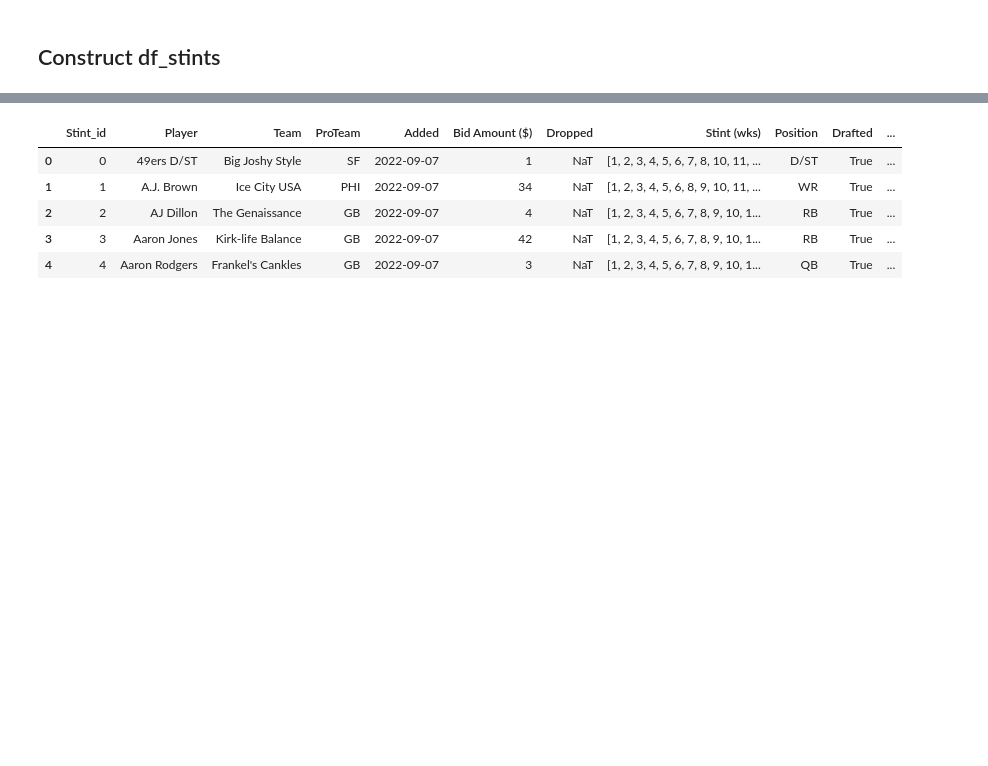
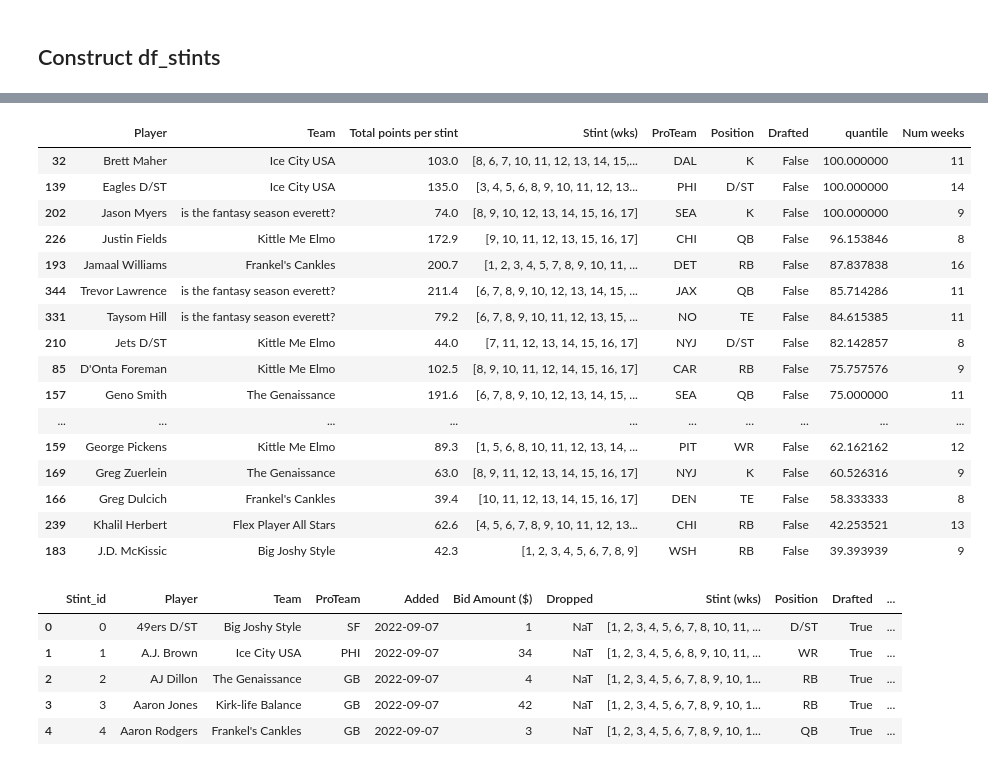
Before and after one commit to jon-cheng/espnff, a Jupyter notebook: notebooks/2023-03-09_FF_nb.ipynb, the cells around one changed output, grey strips where cells are left out. Cells and saved outputs as stored; diff of their text form; code cells hidden in the pictures; blank space fills up the shorter version.

```diff
--- a/notebooks/2023-03-09_FF_nb.ipynb
+++ b/notebooks/2023-03-09_FF_nb.ipynb
@@ -79,0 +127,10 @@ df_stints['Total points per stint'] = df_stints.apply(lambda x: ff.get_total_pts
+# %%
+df_player_ffteam = df_temp.merge(df_stints[['Player','Team','ProTeam','Position','Drafted']].drop_duplicates(), how='left')
+# %%
+for idx, x in df_player_ffteam.iterrows():
+    if x['Stint (wks)']:
+        df_player_ffteam.loc[idx,'quantile'] = cbw.calculate_scoring_quantile_per_stint(x['Stint (wks)'], x['Position'], x['Total points per stint'],df_player_box_scores)
+    else:
+        df_player_ffteam.loc[idx,'quantile'] = 0
+# %%
+df_player_ffteam['Num weeks'] = df_player_ffteam['Stint (wks)'].apply(lambda x: len(x))
@@ -80,3 +153,25 @@ df_stints['Total points per stint'] = df_stints.apply(lambda x: ff.get_total_pts
+# %%
+df_waiver = df_player_ffteam[(~df_player_ffteam['Drafted']) & (df_player_ffteam['Num weeks']>=8)]
+# %%
+df_waiver.sort_values('quantile',ascending=False)
+# %% [output]
+|  | Player | Team | Total points per stint | Stint (wks) | ProTeam | Position | Drafted | quantile | Num weeks |
+| 32 | Brett Maher | Ice City USA | 103.0 | [8, 6, 7, 10, 11, 12, 13, 14, 15,... | DAL | K | False | 100.000000 | 11 |
+| 139 | Eagles D/ST | Ice City USA | 135.0 | [3, 4, 5, 6, 8, 9, 10, 11, 12, 13... | PHI | D/ST | False | 100.000000 | 14 |
+| 202 | Jason Myers | is the fantasy season everett? | 74.0 | [8, 9, 10, 12, 13, 14, 15, 16, 17] | SEA | K | False | 100.000000 | 9 |
+| 226 | Justin Fields | Kittle Me Elmo | 172.9 | [9, 10, 11, 12, 13, 15, 16, 17] | CHI | QB | False | 96.153846 | 8 |
+| 193 | Jamaal Williams | Frankel's Cankles | 200.7 | [1, 2, 3, 4, 5, 7, 8, 9, 10, 11, ... | DET | RB | False | 87.837838 | 16 |
+| 344 | Trevor Lawrence | is the fantasy season everett? | 211.4 | [6, 7, 8, 9, 10, 12, 13, 14, 15, ... | JAX | QB | False | 85.714286 | 11 |
+| 331 | Taysom Hill | is the fantasy season everett? | 79.2 | [6, 7, 8, 9, 10, 11, 12, 13, 15, ... | NO | TE | False | 84.615385 | 11 |
+| 210 | Jets D/ST | Kittle Me Elmo | 44.0 | [7, 11, 12, 13, 14, 15, 16, 17] | NYJ | D/ST | False | 82.142857 | 8 |
+| 85 | D'Onta Foreman | Kittle Me Elmo | 102.5 | [8, 9, 10, 11, 12, 14, 15, 16, 17] | CAR | RB | False | 75.757576 | 9 |
+| 157 | Geno Smith | The Genaissance | 191.6 | [6, 7, 8, 9, 10, 12, 13, 14, 15, ... | SEA | QB | False | 75.000000 | 11 |
+| ... | ... | ... | ... | ... | ... | ... | ... | ... | ... |
+| 159 | George Pickens | Kittle Me Elmo | 89.3 | [1, 5, 6, 8, 10, 11, 12, 13, 14, ... | PIT | WR | False | 62.162162 | 12 |
+| 169 | Greg Zuerlein | The Genaissance | 63.0 | [8, 9, 11, 12, 13, 14, 15, 16, 17] | NYJ | K | False | 60.526316 | 9 |
+| 166 | Greg Dulcich | Frankel's Cankles | 39.4 | [10, 11, 12, 13, 14, 15, 16, 17] | DEN | TE | False | 58.333333 | 8 |
+| 239 | Khalil Herbert | Flex Player All Stars | 62.6 | [4, 5, 6, 7, 8, 9, 10, 11, 12, 13... | CHI | RB | False | 42.253521 | 13 |
+| 183 | J.D. McKissic | Big Joshy Style | 42.3 | [1, 2, 3, 4, 5, 6, 7, 8, 9] | WSH | RB | False | 39.393939 | 9 |
 # %%
 df_stints.head()
 # %% [output]
```
Also changed, not shown: parts of 61 cells of this notebook, 7 other files.
